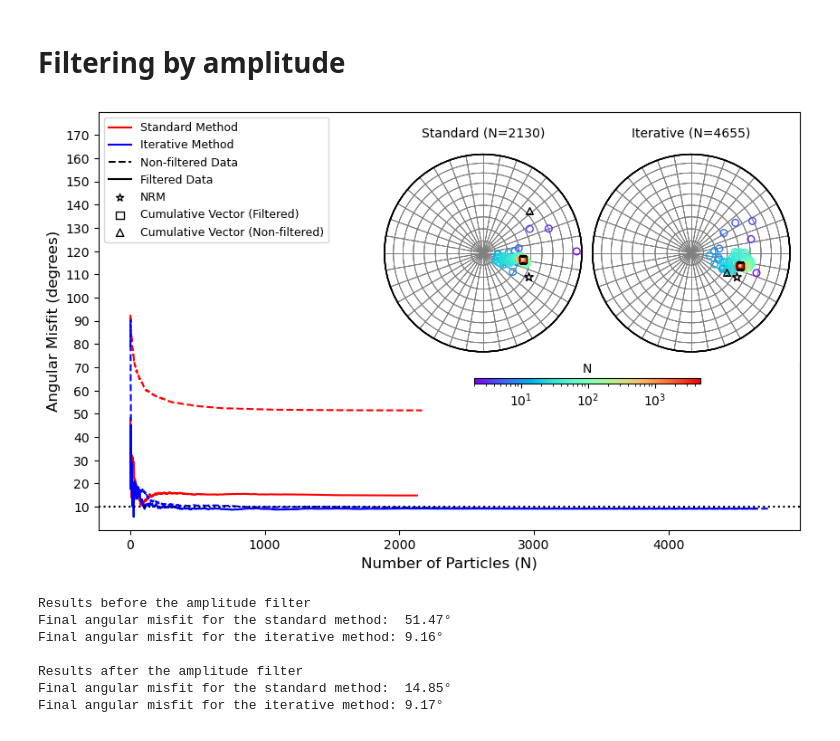
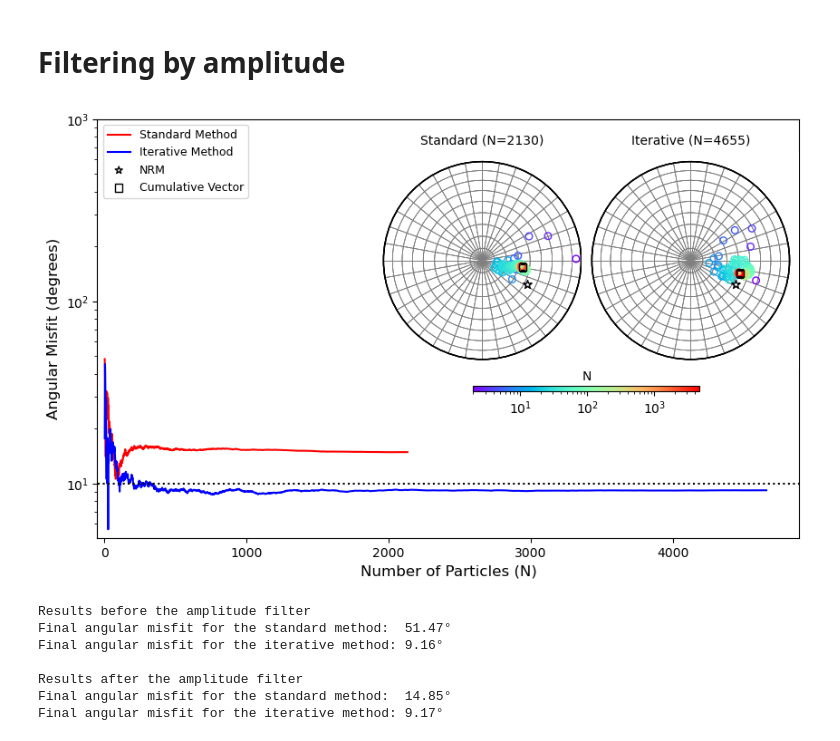
Before and after one commit to compgeolab/micromag-interfering-sources, a Jupyter notebook: code/ceramic_sample/plot_stereogram.ipynb, the cells around one changed output. Cells and saved outputs as stored; diff of their text form; code cells hidden in the pictures.

```diff
--- a/code/ceramic_sample/plot_stereogram.ipynb
+++ b/code/ceramic_sample/plot_stereogram.ipynb
@@ -354,19 +354,20 @@ ax.plot(num_particles_standard_filtered, angular_distance_standard_filtered,
         label='Standard Method', c='r')
 ax.plot(num_particles_iterative_filtered, angular_distance_iterative_filtered,
         label='Iterative Method', c='b')
-ax.plot(num_particles_standard, angular_distance_standard,
-        c='r', ls='dashed')
-ax.plot(num_particles_iterative, angular_distance_iterative,
-        c='b', ls='dashed')
-ax.plot([], [], c='k', ls='dashed', label='Non-filtered Data')
-ax.plot([], [], c='k', label='Filtered Data')
+# ax.plot(num_particles_standard, angular_distance_standard,
+#         c='r', ls='dashed')
+# ax.plot(num_particles_iterative, angular_distance_iterative,
+#         c='b', ls='dashed')
+# ax.plot([], [], c='k', ls='dashed', label='Non-filtered Data')
+# ax.plot([], [], c='k', label='Filtered Data')
 ax.set_xlabel('Number of Particles (N)', fontsize=12)
 ax.set_ylabel('Angular Misfit (degrees)', fontsize=12)
 ax.scatter([], [], marker='*', label='NRM', edgecolors='k', facecolors='none')
-ax.scatter([], [], marker='s', label='Cumulative Vector (Filtered)', edgecolors='k', facecolors='none')
-ax.scatter([], [], marker='^', label='Cumulative Vector (Non-filtered)', edgecolors='k', facecolors='none')
+ax.scatter([], [], marker='s', label='Cumulative Vector', edgecolors='k', facecolors='none')
+# ax.scatter([], [], marker='^', label='Cumulative Vector (Non-filtered)', edgecolors='k', facecolors='none')
 ax.axhline(y=10, xmin=2/5000, xmax=1, color='k', ls='dotted')
 ax.legend(loc='upper left', fontsize=9)
+ax.set_yscale('log')
 
 
 # Definindo áreas para as projeções estereográficas dentro do gráfico principal
@@ -414,37 +415,39 @@ for pos, (title, (inc, dec, vector_sum, sum_vector_filtered, sum_vector)) in zip
     projection_S_filtered = mg.StereographicProjection(np.reshape(sum_vector_filtered,(1,3)))
     projection_S = mg.StereographicProjection(np.reshape(sum_vector,(1,3)))
     # Adicionar a área para o gráfico de projeção estereográfica
     inset_ax = fig.add_axes(pos)
     # Configurar kwargs para o scatter plot
     kwargs = dict(s=30, cmap=cmap, vmin=2, vmax=maximum, cmap_norm=cmap_norm)
 
     # Plotar a projeção estereográfica no inset
     tmp = projection.plot(ax=inset_ax, add_ticks=False,  **kwargs)
     tmp_R = projection_R.plot(ax=inset_ax, add_ticks=False, s=50, marker='*')
-    tmp_S = projection_S.plot(ax=inset_ax, add_ticks=False, s=30, marker='^')
+    # tmp_S = projection_S.plot(ax=inset_ax, add_ticks=False, s=30, marker='^')
     tmp_S = projection_S_filtered.plot(ax=inset_ax, add_ticks=False, s=30, marker='s')
 
     # Adicionar a quantidade de fontes no título
     num_sources = len(inc)
     inset_ax.set_title(f"{title} (N={num_sources})", fontsize=10)
 # Configuração da barra de cores compartilhada
 clb = fig.colorbar(
     tmp,
     ax=ax,
     # cax=fig.add_axes([0.5, 0.3, 0.25, 0.01]),
     cax=fig.add_axes([0.54, 0.38, 0.25, 0.01]),
     # format="%.0g",
     orientation="horizontal",
 )
 clb.set_label(label="N", fontsize=10, labelpad=-37, loc="center")
 clb.ax.tick_params(labelsize=10)
 
-ax.set_yticks(np.arange(10,180,10))
-ax.set_ylim(0,180)
+# ax.set_yticks(np.arange(10,180,10))
+ax.set_ylim(0,1000)
+ax.set_xlim(-50,None)
+ax.set_yscale('log')
 fig.savefig(fig_dir / "ceramic-data-stereoplot.png", dpi=300, facecolor='w', bbox_inches='tight')
 plt.show()
 # %% [output]
-[figure, old version]
+[figure, new version]
 # %%
 print('Results before the amplitude filter')
 print(f"Final angular misfit for the standard method:  {np.round(angular_distance_standard[-1], 2)}°")
```
Also changed, not shown: 6 other files.
